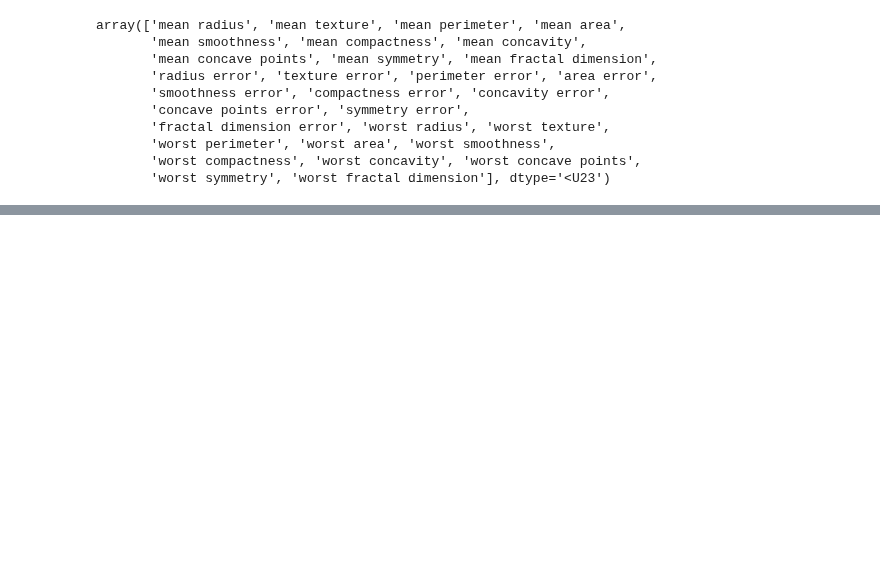
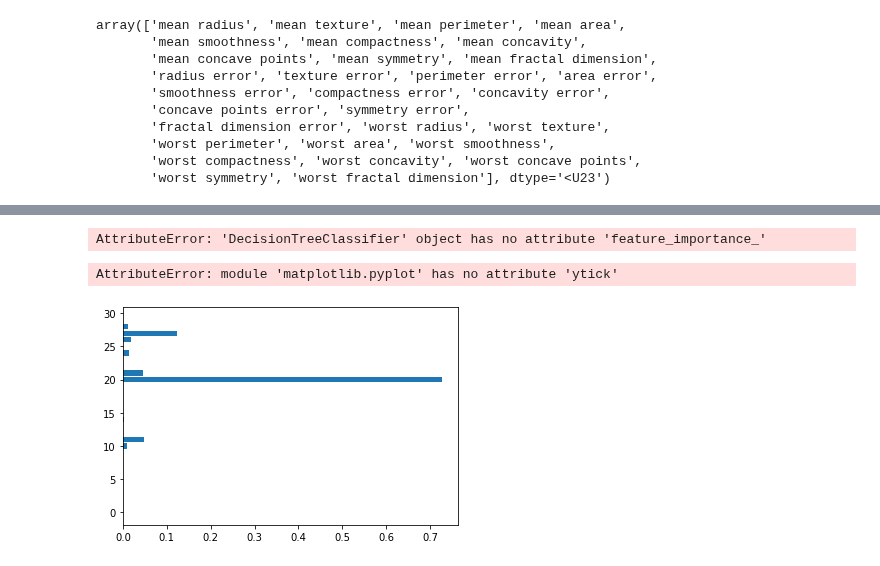
Before and after one commit to waldbear4/Python_2021, a Jupyter notebook: 20210621.ipynb, the cells around one changed output, grey strips where cells are left out. Saved outputs shown, nothing was run; the diff lists cells and outputs as text; code cells hidden in the pictures; blank space fills up the shorter version.

```diff
--- a/20210621.ipynb
+++ b/20210621.ipynb
@@ -47,0 +88,24 @@ array(['mean radius', 'mean texture', 'mean perimeter', 'mean area',
+# %%
+import numpy as np
+import matplotlib.pyplot as plt
+def plot_feature_importance_cancer(tree):
+    n_features = cancer.data.shape[1]
+    plt.barh(np.arange(n_features), tree.feature_importance_, align='center')
+    plt.ytick(np.arange(n_features), cancer.feature_names)
+    plt.xlabel("특성 중요도")
+    plt.ylabel("특성")
+    plt.ylim(-1, n_features)
+
+plot_feature_importance_cancer(tree)
+# %% [output]
+AttributeError: 'DecisionTreeClassifier' object has no attribute 'feature_importance_'
+# %%
+import numpy as np
+import matplotlib.pyplot as plt
+n_feature = cancer.data.shape[1]
+plt.barh(np.arange(n_feature), tree.feature_importances_, align='center')
+plt.ytick(np.arange(n_feature), cancer.feature_names)
+plt.show()
+# %% [output]
+AttributeError: module 'matplotlib.pyplot' has no attribute 'ytick'
+[figure, added]
```
Also changed, not shown: parts of 24 cells of this notebook, 2 other files.
